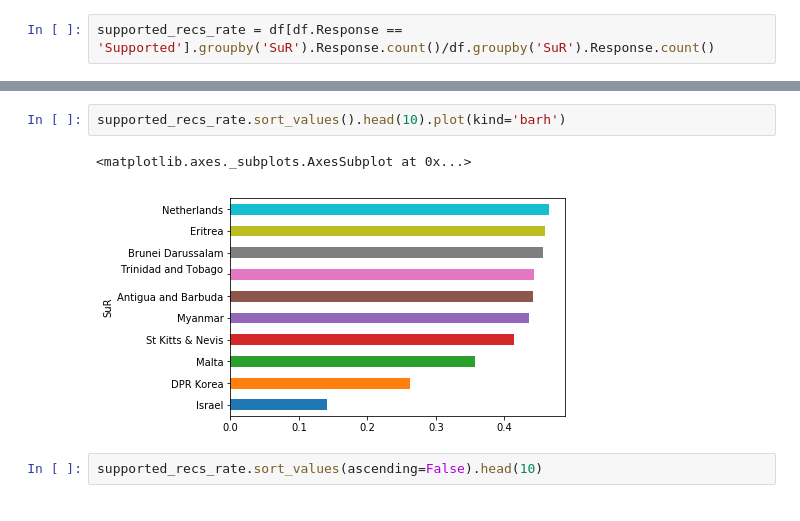
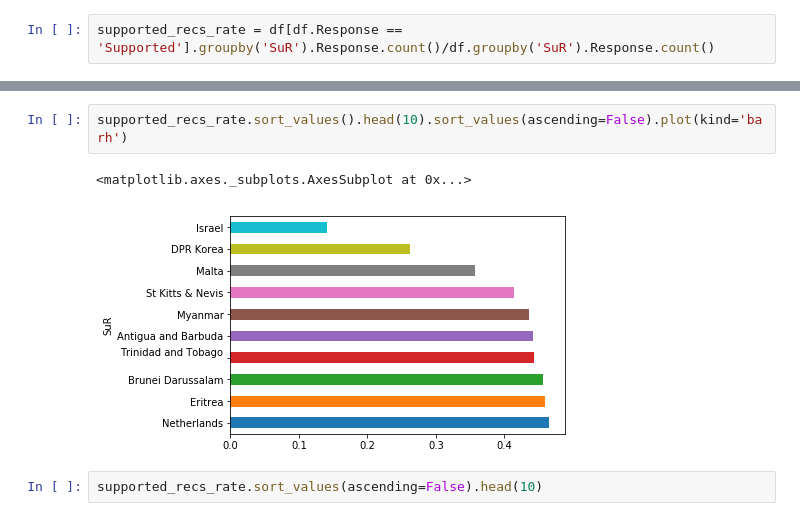
Before and after one commit to maxarvid/data-studio, a Jupyter notebook: code/03_UPR/03_eda.ipynb, the cells around one changed output, grey strips where cells are left out. Drawn from its saved outputs; the diff is of its cells as text.

```diff
--- a/code/03_UPR/03_eda.ipynb
+++ b/code/03_UPR/03_eda.ipynb
@@ -160,8 +175,8 @@ supported_recs_rate = df[df.Response == 'Supported'].groupby('SuR').Response.cou
 # %%
-supported_recs_rate.sort_values().head(10).plot(kind='barh')
+supported_recs_rate.sort_values().head(10).sort_values(ascending=False).plot(kind='barh')
 # %% [output]
 <matplotlib.axes._subplots.AxesSubplot at 0x...>
-[figure, old version]
+[figure, new version]
 # %%
 supported_recs_rate.sort_values(ascending=False).head(10)
 # %% [output]
```
Also changed, not shown: parts of 1 cell of this notebook.
